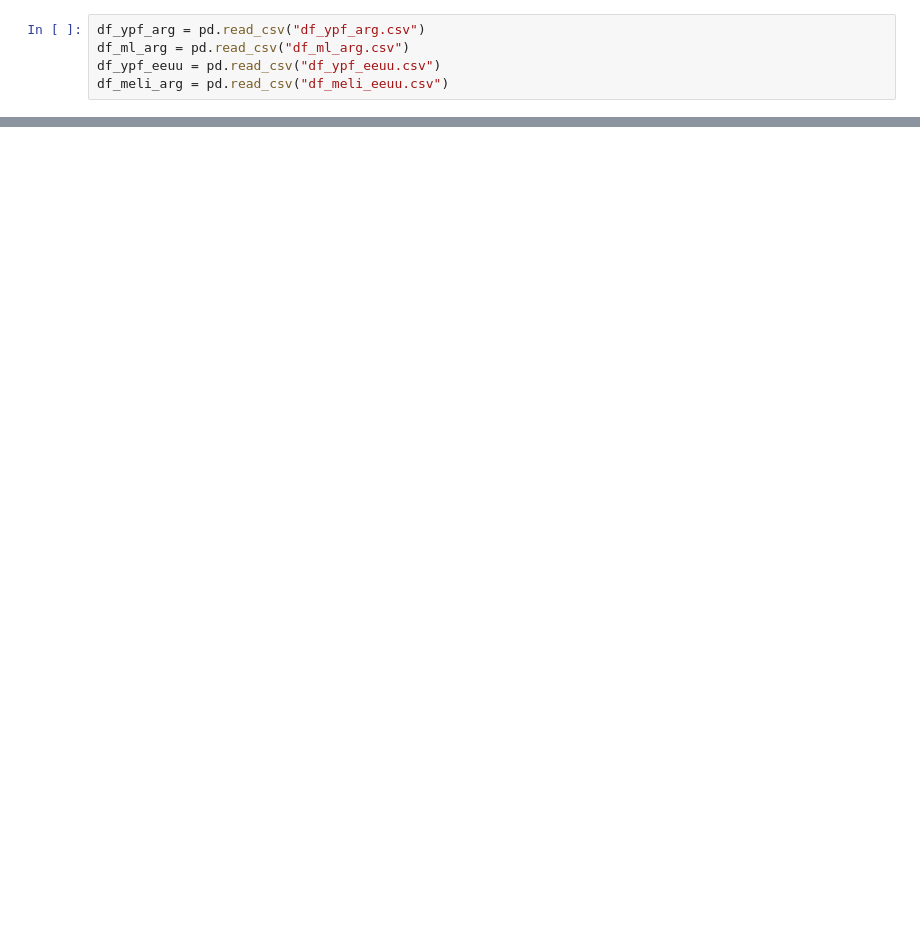
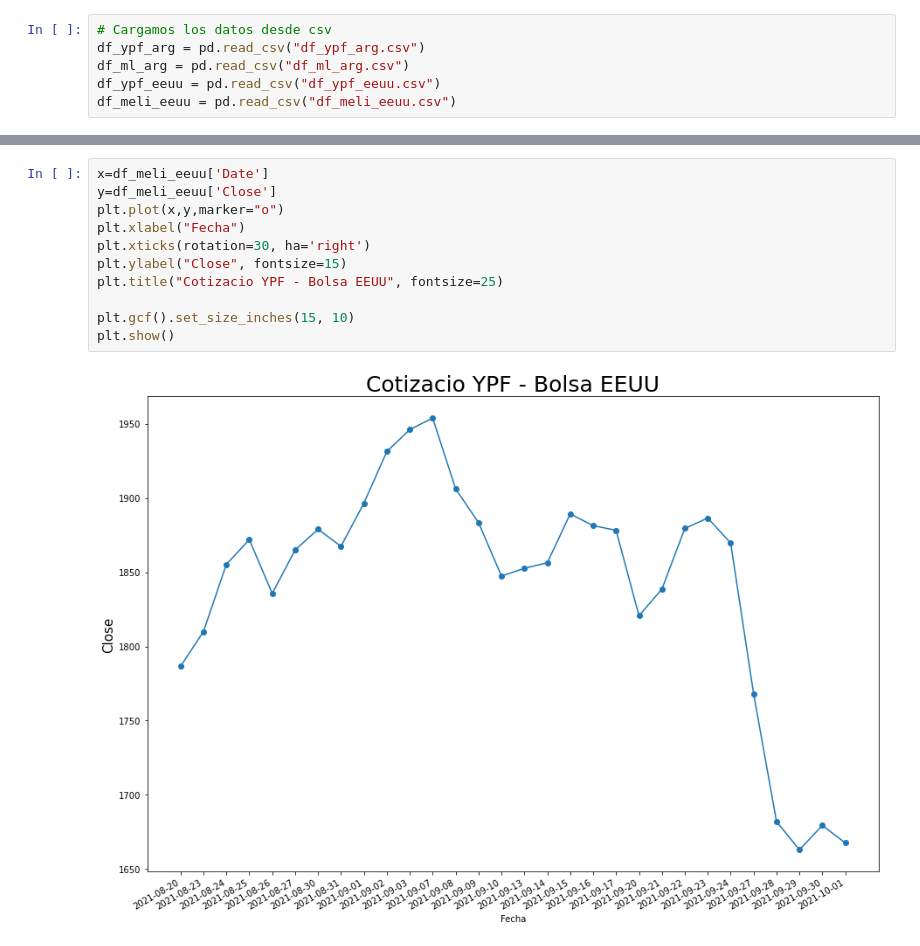
Before and after one commit to pptscdia2021/pp12021g9_a1-g_9_ell, a Jupyter notebook: Objetivo 3.ipynb, the cells around one changed output, grey strips where cells are left out. Cells and saved outputs as stored; diff of their text form; blank space fills up the shorter version.

```diff
--- a/Objetivo 3.ipynb
+++ b/Objetivo 3.ipynb
@@ -6,5 +5,6 @@ import matplotlib
 # %%
+# Cargamos los datos desde csv
 df_ypf_arg = pd.read_csv("df_ypf_arg.csv")
 df_ml_arg = pd.read_csv("df_ml_arg.csv")
 df_ypf_eeuu = pd.read_csv("df_ypf_eeuu.csv")
-df_meli_arg = pd.read_csv("df_meli_eeuu.csv")
+df_meli_eeuu = pd.read_csv("df_meli_eeuu.csv")
@@ -28,0 +50,13 @@ SyntaxError: invalid syntax (<ipython-input-25-af8a01730312>, line 1)
+# %%
+x=df_meli_eeuu['Date']
+y=df_meli_eeuu['Close']
+plt.plot(x,y,marker="o")
+plt.xlabel("Fecha")
+plt.xticks(rotation=30, ha='right')
+plt.ylabel("Close", fontsize=15)
+plt.title("Cotizacio YPF - Bolsa EEUU", fontsize=25)
+
+plt.gcf().set_size_inches(15, 10)
+plt.show()
+# %% [output]
+[figure, added]
```
Also changed, not shown: parts of 6 cells of this notebook, 1 other file.
